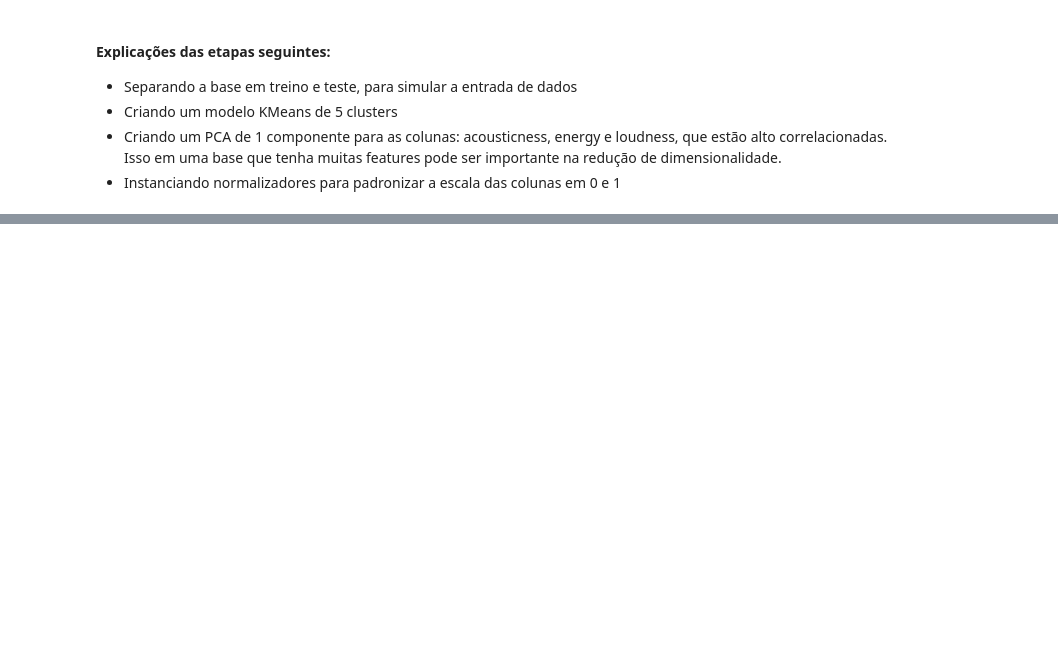
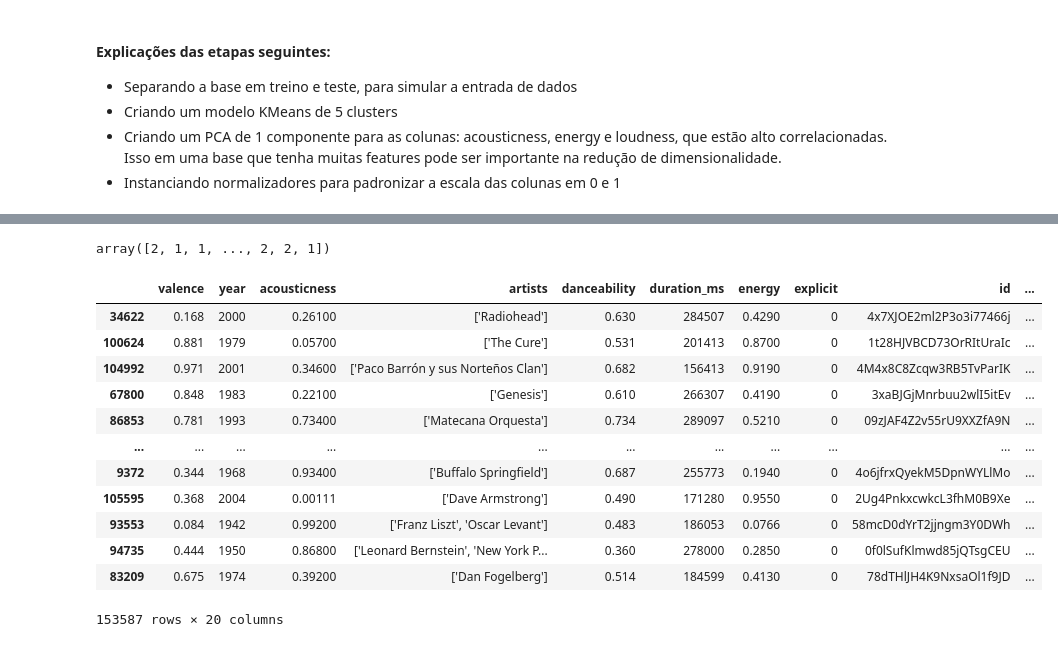
Before and after one commit to Thicon/Clusterizacao-Musicas-Spotify, a Jupyter notebook: notebooks/02_Clusterizacao_pipeline.ipynb, the cells around one changed output, grey strips where cells are left out. Cells and saved outputs as stored; diff of their text form; code cells hidden in the pictures; blank space fills up the shorter version.

```diff
--- a/notebooks/02_Clusterizacao_pipeline.ipynb
+++ b/notebooks/02_Clusterizacao_pipeline.ipynb
@@ -105,0 +49,36 @@ a = pd.DataFrame(pipeline_completo.fit_transform(xtreino))
+# %%
+import pandas as pd
+from sklearn.decomposition import PCA
+from sklearn.cluster import KMeans
+from sklearn.preprocessing import StandardScaler
+from sklearn.pipeline import Pipeline, FeatureUnion
+from sklearn.compose import ColumnTransformer
+
+def selecao_colunas(base):
+    base = base[['year','tempo','acousticness','danceability','energy','instrumentalness','liveness','loudness','speechiness','valence']]
+    return base
+
+colunas_pca = ['acousticness','energy','loudness']
+colunas_sem_pca = ['year','tempo','danceability','instrumentalness','liveness','speechiness','valence']
+
+pca_pipeline = Pipeline(steps=[
+    ('scaler_loudness', minmax_loudness),
+    ('pca', PCA(n_components=1)),
+
+])
+
+col_pipeline = Pipeline(steps=[
+    ('scaler_year', minmax_year),
+    ('scaler_tempo', minmax_tempo),
+])
+
+preprocessamento = ColumnTransformer(transformers=[
+    ('pca', pca_pipeline, colunas_pca),
+    ('cols', col_pipeline, colunas_sem_pca)
+])
+
+pipeline = Pipeline(steps=[
+    ("selecao_colunas", FunctionTransformer(selecao_colunas)),
+    ('preprocessamento', preprocessamento),
+    ('modelo_cluster', modelo_kmeans)
+])
@@ -105,0 +105,21 @@ a = pd.DataFrame(pipeline_completo.fit_transform(xtreino))
+# %%
+pipeline.predict(xtreino)
+# %% [output]
+array([2, 1, 1, ..., 2, 2, 1])
+# %%
+xtreino['Cluster'] = pipeline.predict(xtreino)
+xtreino
+# %% [output]
+|  | valence | year | acousticness | artists | danceability | duration_ms | energy | explicit | id | ... |
+| 34622 | 0.168 | 2000 | 0.26100 | ['Radiohead'] | 0.630 | 284507 | 0.4290 | 0 | 4x7XJOE2ml2P3o3i77466j | ... |
+| 100624 | 0.881 | 1979 | 0.05700 | ['The Cure'] | 0.531 | 201413 | 0.8700 | 0 | 1t28HJVBCD73OrRItUraIc | ... |
+| 104992 | 0.971 | 2001 | 0.34600 | ['Paco Barrón y sus Norteños Clan'] | 0.682 | 156413 | 0.9190 | 0 | 4M4x8C8Zcqw3RB5TvParIK | ... |
+| 67800 | 0.848 | 1983 | 0.22100 | ['Genesis'] | 0.610 | 266307 | 0.4190 | 0 | 3xaBJGjMnrbuu2wlI5itEv | ... |
+| 86853 | 0.781 | 1993 | 0.73400 | ['Matecana Orquesta'] | 0.734 | 289097 | 0.5210 | 0 | 09zJAF4Z2v55rU9XXZfA9N | ... |
+| ... | ... | ... | ... | ... | ... | ... | ... | ... | ... | ... |
+| 9372 | 0.344 | 1968 | 0.93400 | ['Buffalo Springfield'] | 0.687 | 255773 | 0.1940 | 0 | 4o6jfrxQyekM5DpnWYLlMo | ... |
+| 105595 | 0.368 | 2004 | 0.00111 | ['Dave Armstrong'] | 0.490 | 171280 | 0.9550 | 0 | 2Ug4PnkxcwkcL3fhM0B9Xe | ... |
+| 93553 | 0.084 | 1942 | 0.99200 | ['Franz Liszt', 'Oscar Levant'] | 0.483 | 186053 | 0.0766 | 0 | 58mcD0dYrT2jjngm3Y0DWh | ... |
+| 94735 | 0.444 | 1950 | 0.86800 | ['Leonard Bernstein', 'New York P... | 0.360 | 278000 | 0.2850 | 0 | 0f0lSufKlmwd85jQTsgCEU | ... |
+| 83209 | 0.675 | 1974 | 0.39200 | ['Dan Fogelberg'] | 0.514 | 184599 | 0.4130 | 0 | 78dTHlJH4K9NxsaOl1f9JD | ... |
+153587 rows × 20 columns
```
Also changed, not shown: parts of 17 cells of this notebook, 5 other files.
